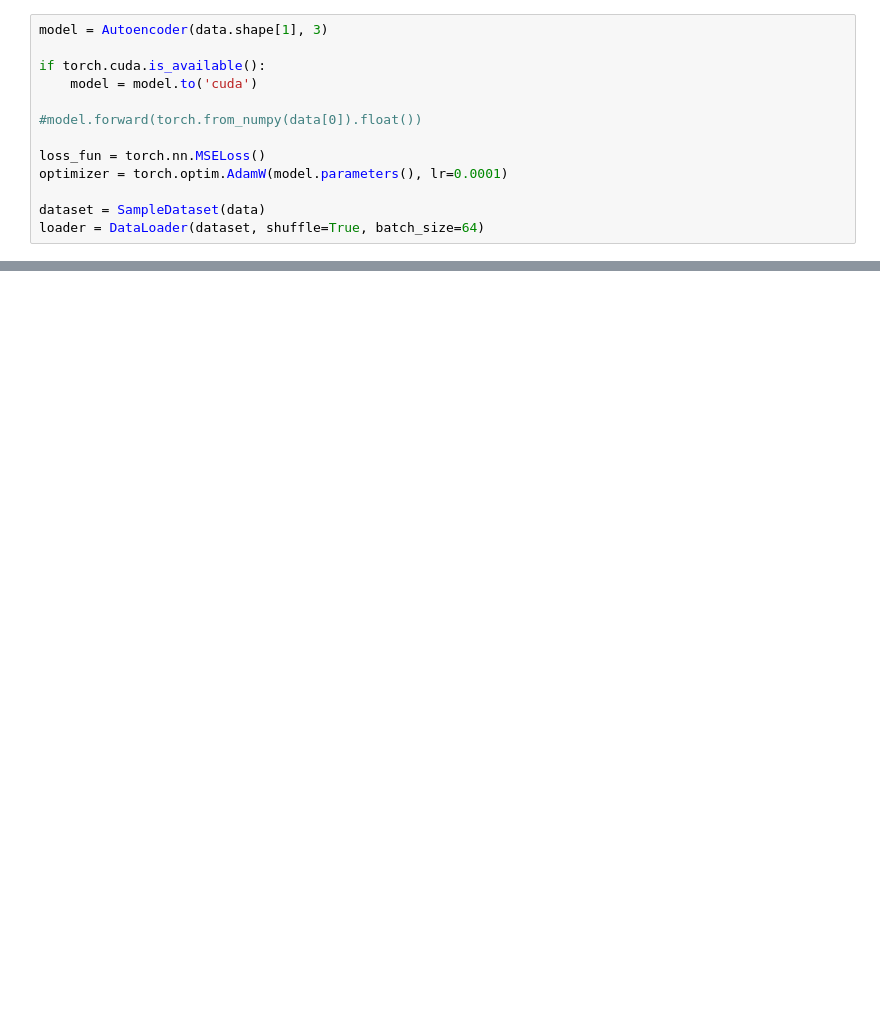
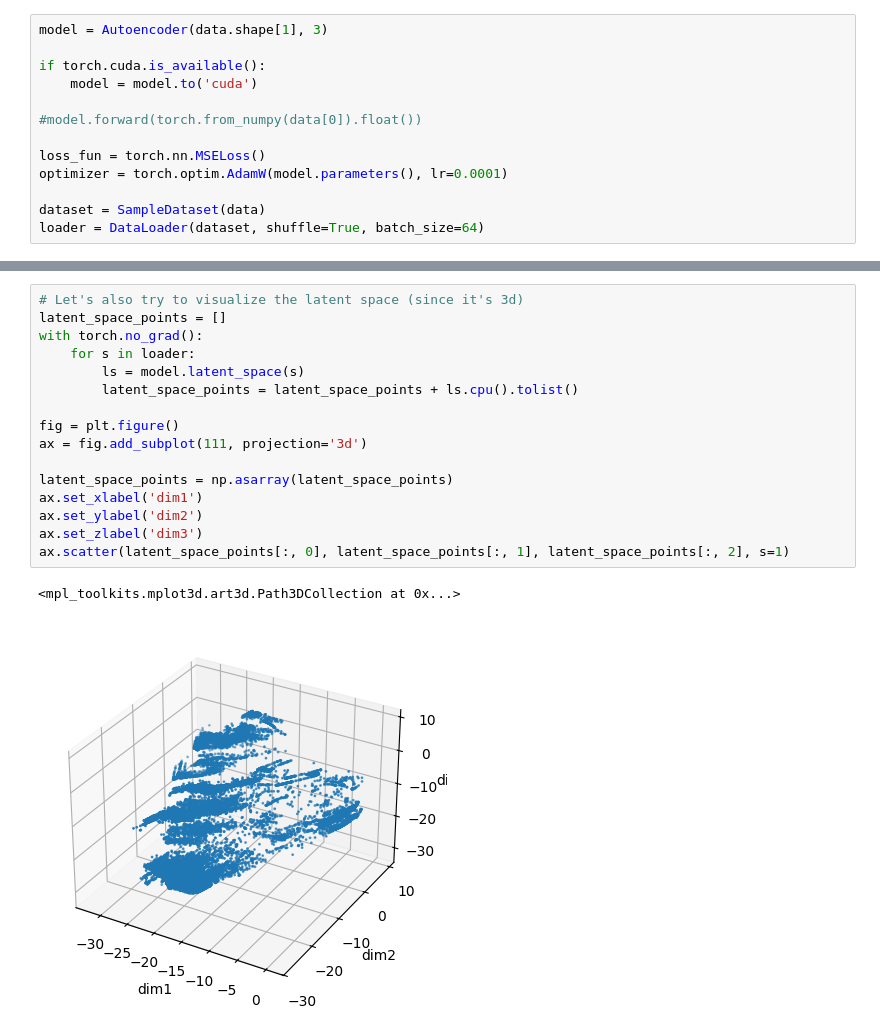
Before and after one commit to joaovdonaton/ML-examples, a Jupyter notebook: intrusion-detection/autoencoder-anomaly.ipynb, the cells around one changed output, grey strips where cells are left out. Cells and saved outputs as stored; diff of their text form; blank space fills up the shorter version.

```diff
--- a/intrusion-detection/autoencoder-anomaly.ipynb
+++ b/intrusion-detection/autoencoder-anomaly.ipynb
@@ -261,0 +247,19 @@ print(f'{100*(correct/total):.3f}%')
+# %%
+# Let's also try to visualize the latent space (since it's 3d)
+latent_space_points = []
+with torch.no_grad():
+    for s in loader:
+        ls = model.latent_space(s)
+        latent_space_points = latent_space_points + ls.cpu().tolist()
+
+fig = plt.figure()
+ax = fig.add_subplot(111, projection='3d')
+
+latent_space_points = np.asarray(latent_space_points)
+ax.set_xlabel('dim1')
+ax.set_ylabel('dim2')
+ax.set_zlabel('dim3')
+ax.scatter(latent_space_points[:, 0], latent_space_points[:, 1], latent_space_points[:, 2], s=1)
+# %% [output]
+<mpl_toolkits.mplot3d.art3d.Path3DCollection at 0x...>
+[figure, added]
```
Also changed, not shown: parts of 7 cells of this notebook, 2 other files.
